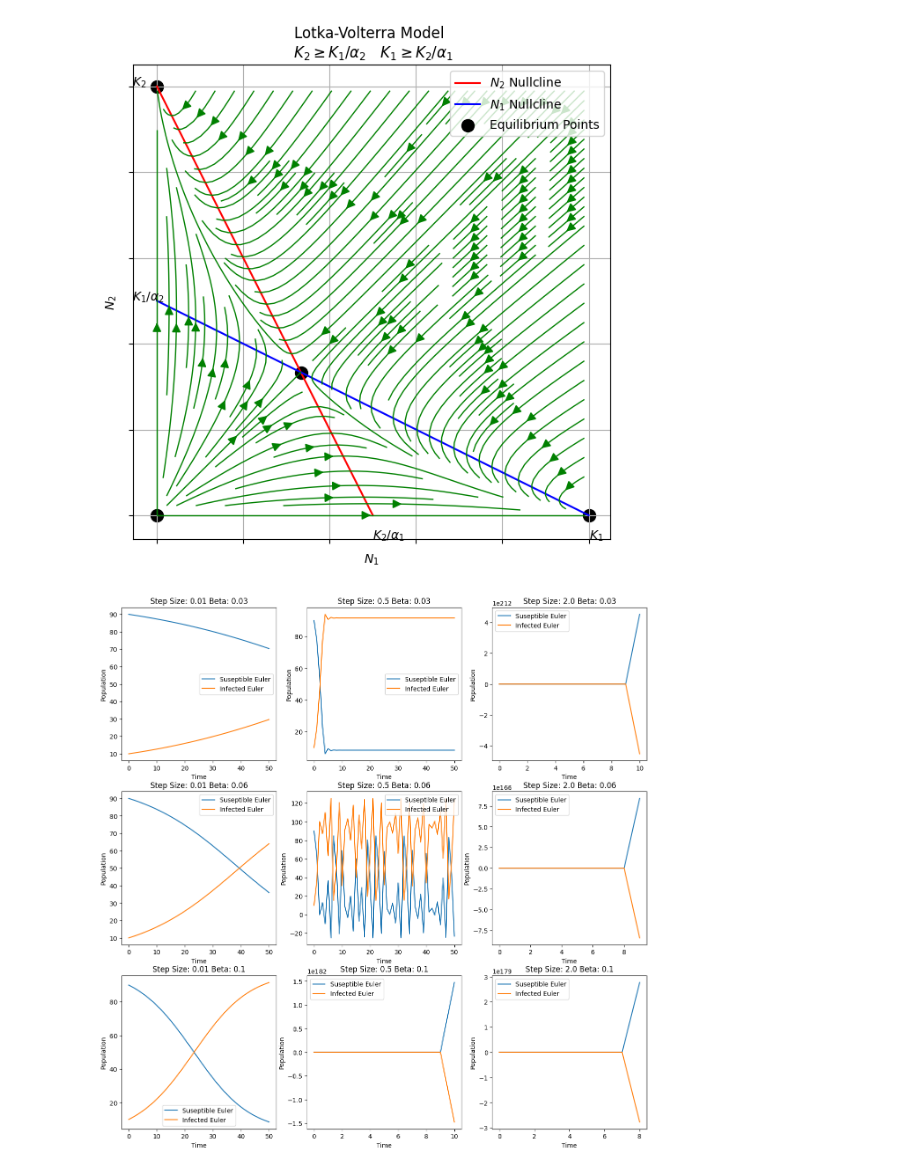
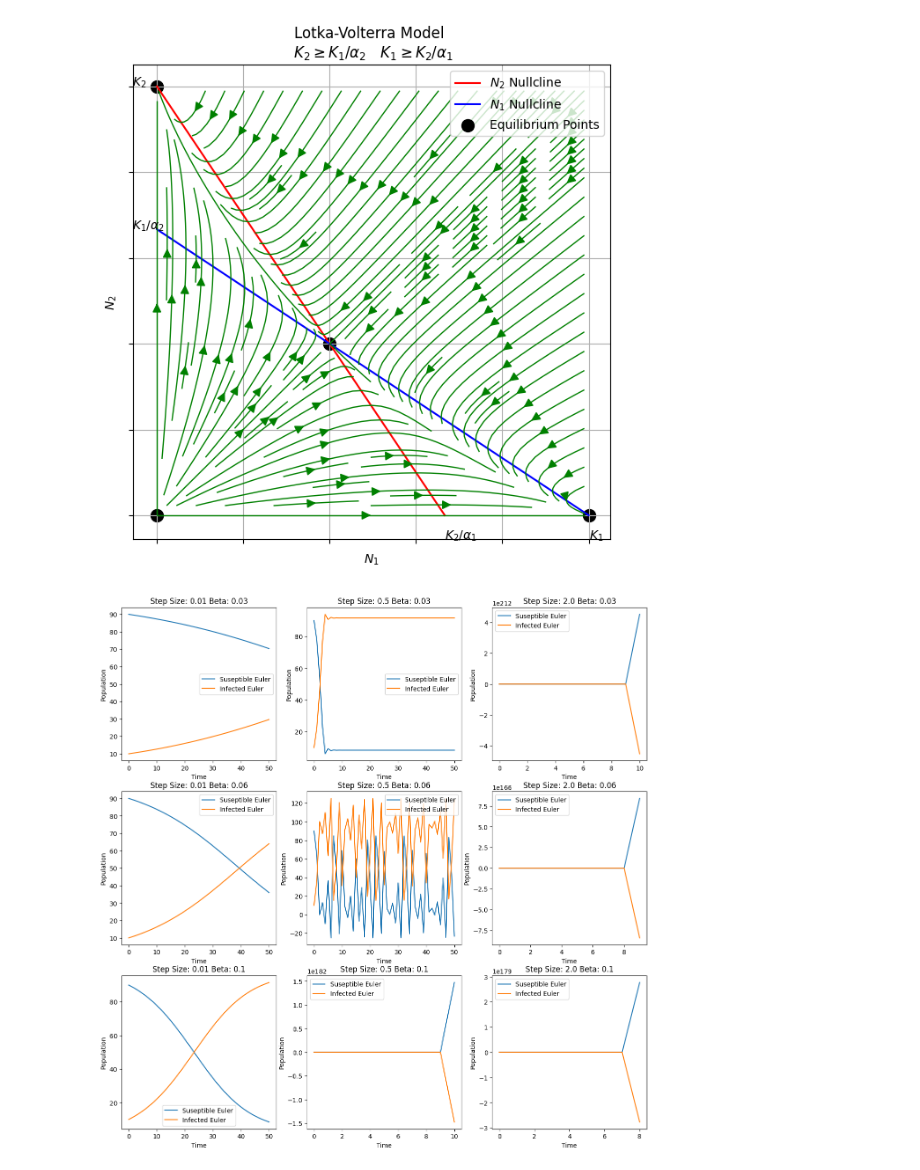
Before and after one commit to aiqojo/csys6020, a Jupyter notebook: HW1.ipynb, the cells around one changed output. Cells and saved outputs as stored; diff of their text form; code cells hidden in the pictures.

```diff
--- a/HW1.ipynb
+++ b/HW1.ipynb
@@ -52,35 +52,35 @@ def lotka_volterra_phase_space(K1, K2, alpha1, alpha2):
     # plot vector field
     plt.streamplot(all_n1, all_n2, dn1_dt, dn2_dt, color='green', linewidth=1, arrowsize=1.5, density=1.5, cmap='viridis')
 
     # annotate the x and y intercepts with expressions
     plt.annotate(f'$K_2/\\alpha_1$', xy=(K2/alpha1, 0), xytext=(0, -20), textcoords='offset points', fontsize=10) # on x
     plt.annotate(f'$K_2$', xy=(0, K2), xytext=(-20, 0), textcoords='offset points', fontsize=10)
     plt.annotate(f'$K_1/\\alpha_2$', xy=(0, K1/alpha2), xytext=(-20, 0), textcoords='offset points', fontsize=10)
     plt.annotate(f'$K_1$', xy=(K1, 0), xytext=(0, -20), textcoords='offset points', fontsize=10)  # on x
 
     # figure details
     plt.xlabel("$N_1$")
     plt.ylabel("$N_2$")
     plt.title(f'Lotka-Volterra Model \n {title}')
     plt.legend(loc='upper right')
     plt.gca().set_xticklabels([])
     plt.gca().set_yticklabels([])
 
     # show figure
     plt.grid()
     plt.show()
 
 
 # K1, K2, alpha1, alpha2
 
 # Question 1
-lotka_volterra_phase_space(100, 100, 2, 2)  # case4
+lotka_volterra_phase_space(100, 100,1.5,1.5)  # case4
 
 
 # Question 2?
 # lotka_volterra_phase_space(100, 200, 1, 2)  # case2
 # %% [output]
-[figure, old version]
+[figure, new version]
 # %%
 def eulers_method(initial_condtion:float, step_size:float, dx_dt:float):
     return initial_condtion + step_size * dx_dt
```
Also changed, not shown: parts of 1 cell of this notebook, 4 other files.
